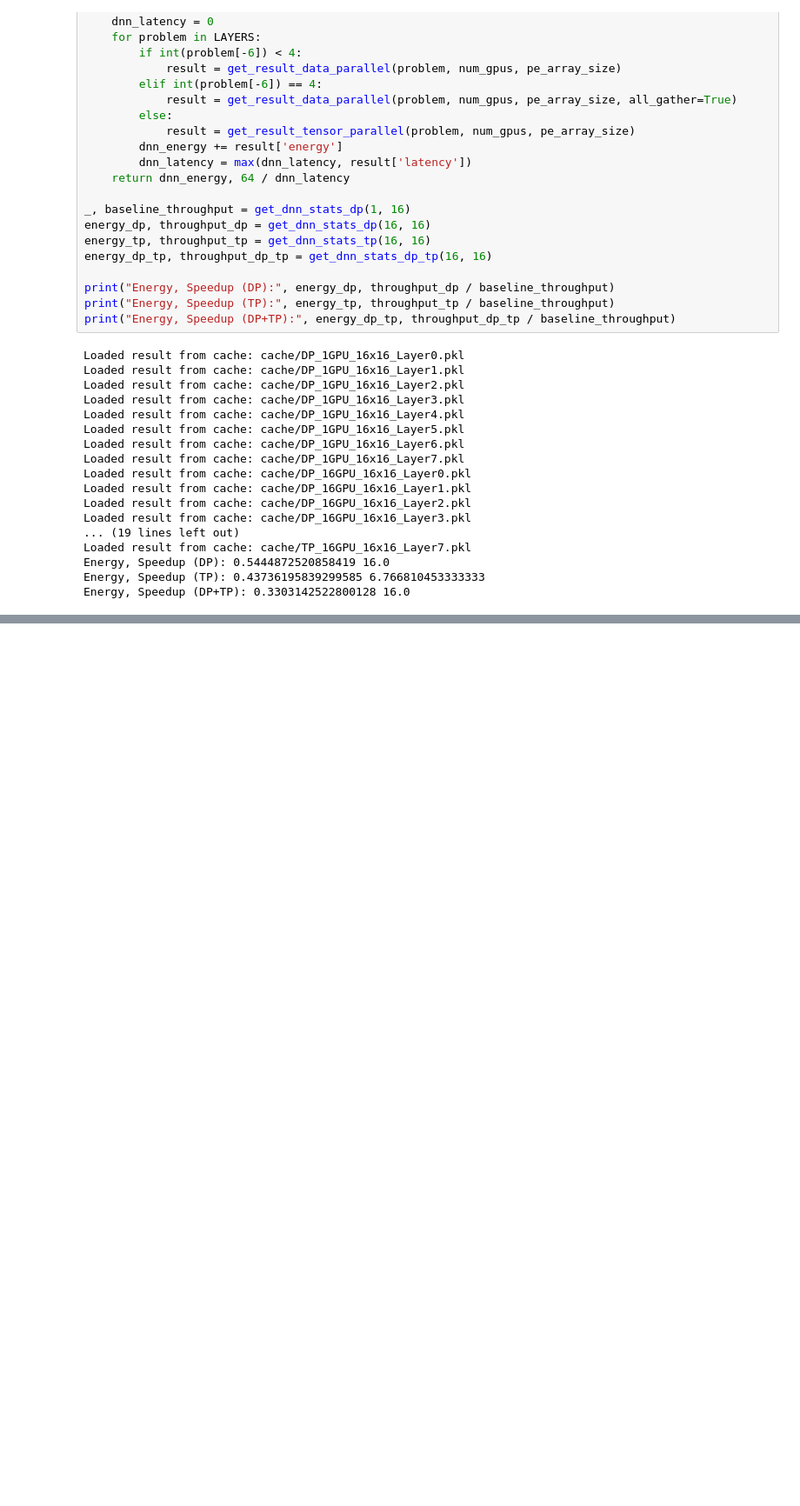
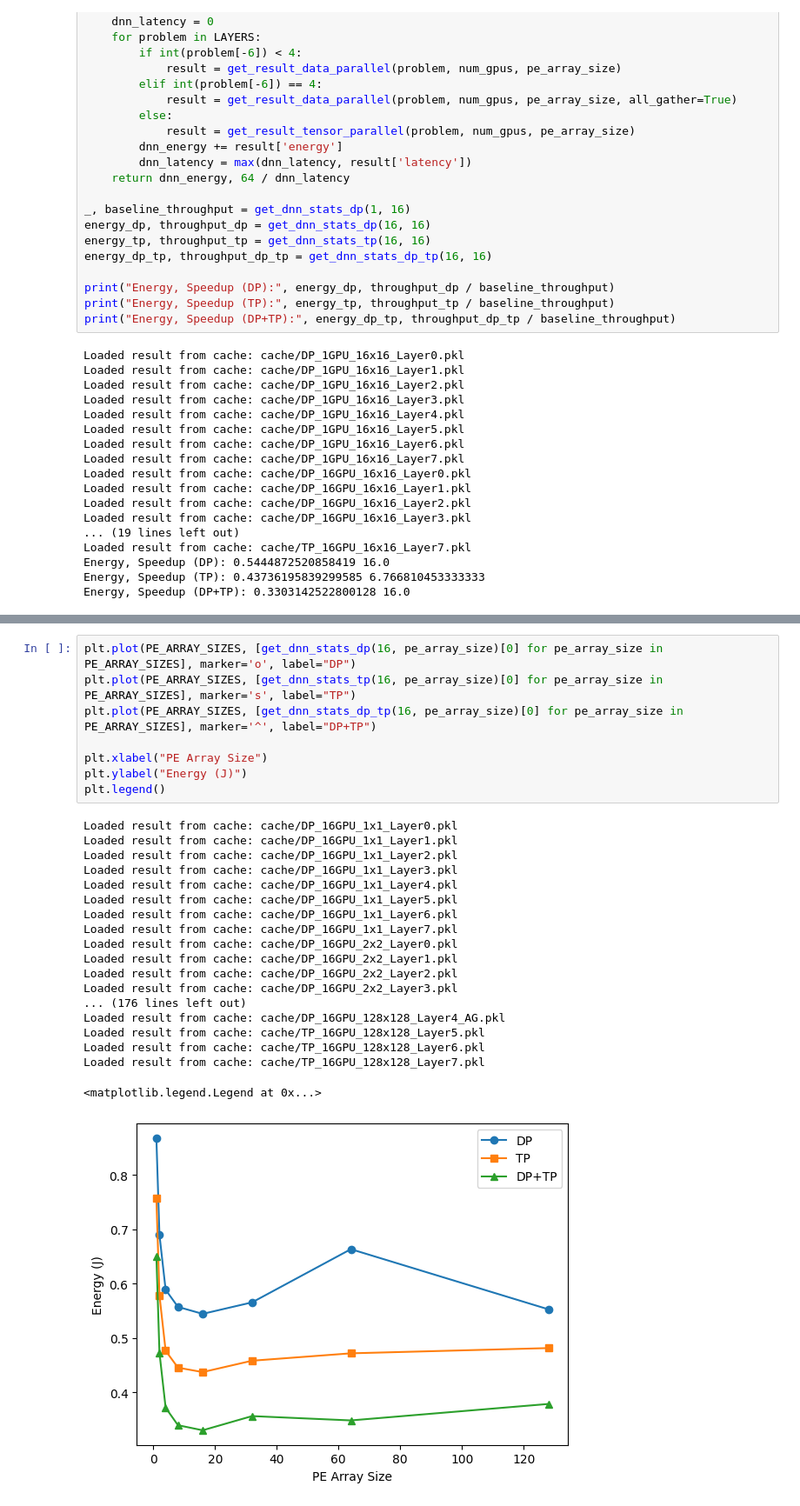
Before and after one commit to jennyli12/65930-final-project, a Jupyter notebook: workspace/project/project.ipynb, the cells around one changed output, grey strips where cells are left out. Shown at 87% size. Drawn from its saved outputs; the diff is of its cells as text; blank space fills up the shorter version.

```diff
--- a/workspace/project/project.ipynb
+++ b/workspace/project/project.ipynb
@@ -365,0 +386,28 @@ plt.title("AlexNet")
+# %%
+plt.plot(PE_ARRAY_SIZES, [get_dnn_stats_dp(16, pe_array_size)[0] for pe_array_size in PE_ARRAY_SIZES], marker='o', label="DP")
+plt.plot(PE_ARRAY_SIZES, [get_dnn_stats_tp(16, pe_array_size)[0] for pe_array_size in PE_ARRAY_SIZES], marker='s', label="TP")
+plt.plot(PE_ARRAY_SIZES, [get_dnn_stats_dp_tp(16, pe_array_size)[0] for pe_array_size in PE_ARRAY_SIZES], marker='^', label="DP+TP")
+
+plt.xlabel("PE Array Size")
+plt.ylabel("Energy (J)")
+plt.legend()
+# %% [output]
+Loaded result from cache: cache/DP_16GPU_1x1_Layer0.pkl
+Loaded result from cache: cache/DP_16GPU_1x1_Layer1.pkl
+Loaded result from cache: cache/DP_16GPU_1x1_Layer2.pkl
+Loaded result from cache: cache/DP_16GPU_1x1_Layer3.pkl
+Loaded result from cache: cache/DP_16GPU_1x1_Layer4.pkl
+Loaded result from cache: cache/DP_16GPU_1x1_Layer5.pkl
+Loaded result from cache: cache/DP_16GPU_1x1_Layer6.pkl
+Loaded result from cache: cache/DP_16GPU_1x1_Layer7.pkl
+Loaded result from cache: cache/DP_16GPU_2x2_Layer0.pkl
+Loaded result from cache: cache/DP_16GPU_2x2_Layer1.pkl
+Loaded result from cache: cache/DP_16GPU_2x2_Layer2.pkl
+Loaded result from cache: cache/DP_16GPU_2x2_Layer3.pkl
+... (176 lines left out)
+Loaded result from cache: cache/DP_16GPU_128x128_Layer4_AG.pkl
+Loaded result from cache: cache/TP_16GPU_128x128_Layer5.pkl
+Loaded result from cache: cache/TP_16GPU_128x128_Layer6.pkl
+Loaded result from cache: cache/TP_16GPU_128x128_Layer7.pkl
+<matplotlib.legend.Legend at 0x...>
+[figure, added]
```
Also changed, not shown: parts of 4 cells of this notebook.
